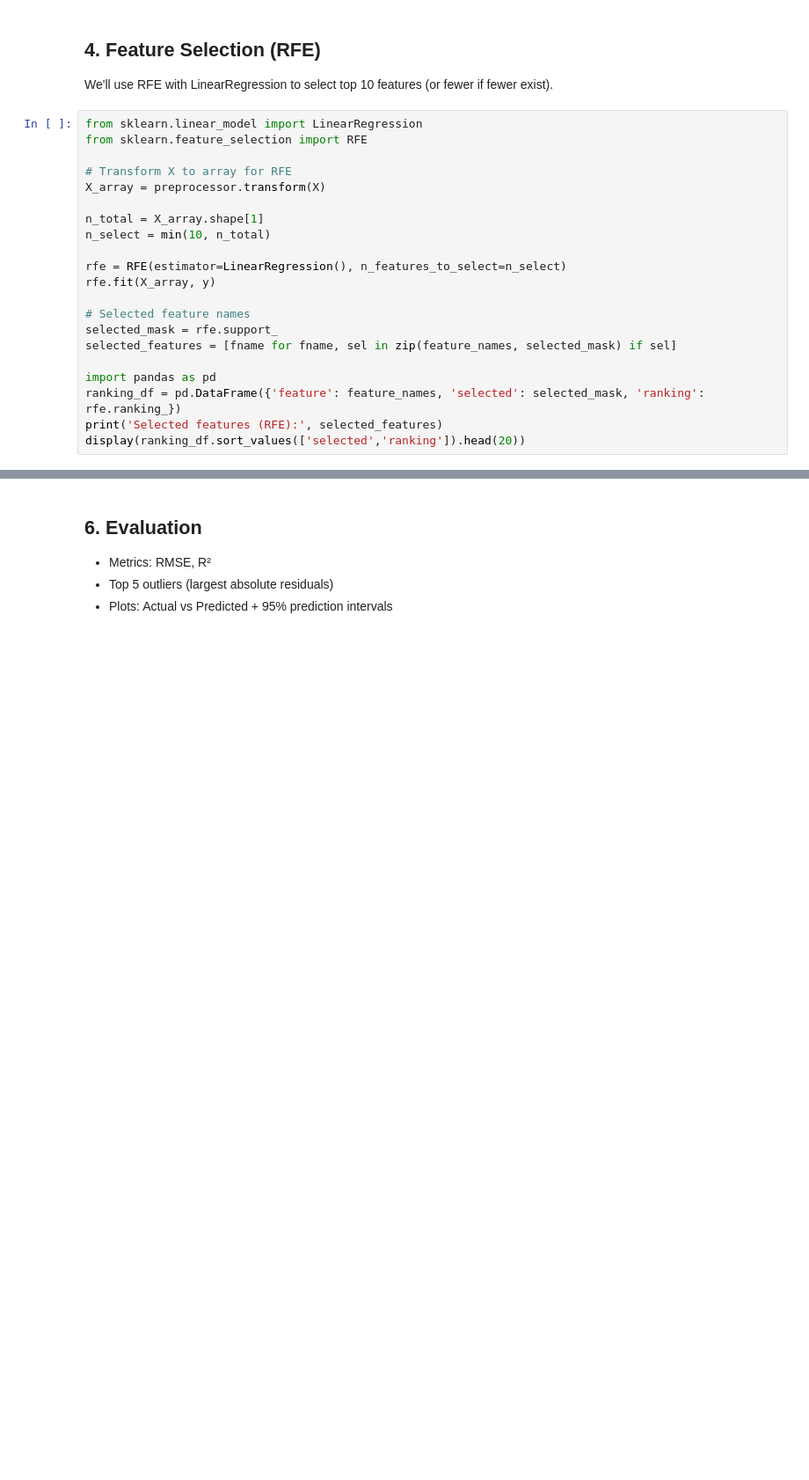
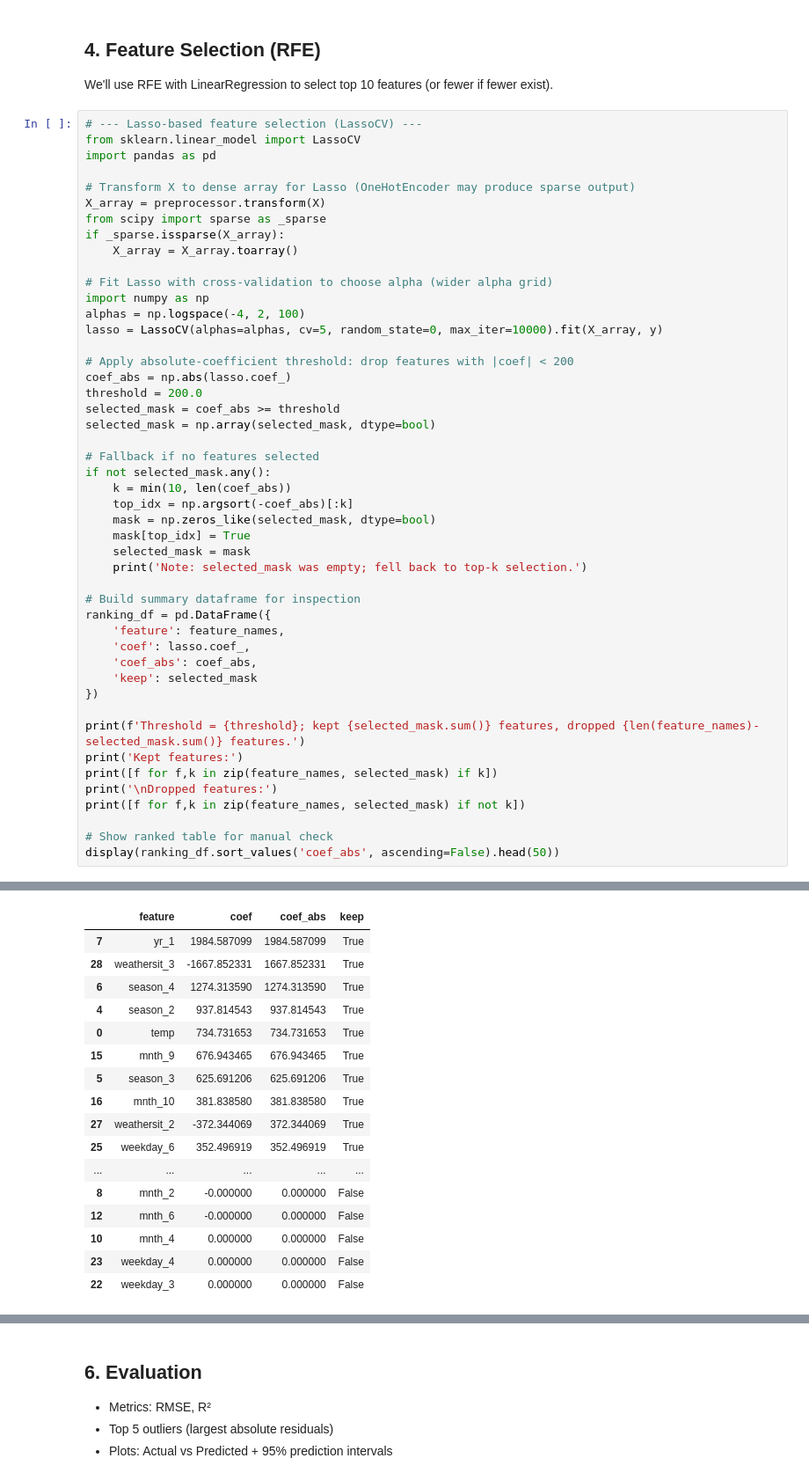
Before and after one commit to Aweeeeei/AIOT-HW2, a Jupyter notebook: 7114056007_hw2.ipynb, the cells around one changed output, grey strips where cells are left out. Shown at 88% size. Drawn from its saved outputs; the diff is of its cells as text; blank space fills up the shorter version.

```diff
--- a/7114056007_hw2.ipynb
+++ b/7114056007_hw2.ipynb
@@ -78,23 +89,50 @@ print(feature_names[:30])
 ## 4. Feature Selection (RFE)
 We'll use RFE with LinearRegression to select top 10 features (or fewer if fewer exist).
 # %%
-from sklearn.linear_model import LinearRegression
-from sklearn.feature_selection import RFE
+# --- Lasso-based feature selection (LassoCV) ---
+from sklearn.linear_model import LassoCV
+import pandas as pd
 
-# Transform X to array for RFE
+# Transform X to dense array for Lasso (OneHotEncoder may produce sparse output)
 X_array = preprocessor.transform(X)
+from scipy import sparse as _sparse
+if _sparse.issparse(X_array):
+    X_array = X_array.toarray()
 
-n_total = X_array.shape[1]
-n_select = min(10, n_total)
+# Fit Lasso with cross-validation to choose alpha (wider alpha grid)
+import numpy as np
+alphas = np.logspace(-4, 2, 100)
+lasso = LassoCV(alphas=alphas, cv=5, random_state=0, max_iter=10000).fit(X_array, y)
 
-rfe = RFE(estimator=LinearRegression(), n_features_to_select=n_select)
-rfe.fit(X_array, y)
+# Apply absolute-coefficient threshold: drop features with |coef| < 200
+coef_abs = np.abs(lasso.coef_)
+threshold = 200.0
+selected_mask = coef_abs >= threshold
+selected_mask = np.array(selected_mask, dtype=bool)
 
-# Selected feature names
-selected_mask = rfe.support_
-selected_features = [fname for fname, sel in zip(feature_names, selected_mask) if sel]
+# Fallback if no features selected
+if not selected_mask.any():
+    k = min(10, len(coef_abs))
+    top_idx = np.argsort(-coef_abs)[:k]
+    mask = np.zeros_like(selected_mask, dtype=bool)
+    mask[top_idx] = True
+    selected_mask = mask
+    print('Note: selected_mask was empty; fell back to top-k selection.')
 
-import pandas as pd
-ranking_df = pd.DataFrame({'feature': feature_names, 'selected': selected_mask, 'ranking': rfe.ranking_})
-print('Selected features (RFE):', selected_features)
-display(ranking_df.sort_values(['selected','ranking']).head(20))
+# Build summary dataframe for inspection
+ranking_df = pd.DataFrame({
+    'feature': feature_names,
+    'coef': lasso.coef_,
+    'coef_abs': coef_abs,
+    'keep': selected_mask
+})
+
+print(f'Threshold = {threshold}; kept {selected_mask.sum()} features, dropped {len(feature_names)-selected_mask.sum()} features.')
+print('Kept features:')
+print([f for f,k in zip(feature_names, selected_mask) if k])
+print('\nDropped features:')
+print([f for f,k in zip(feature_names, selected_mask) if not k])
+
+# Show ranked table for manual check
+display(ranking_df.sort_values('coef_abs', ascending=False).head(50))
+# %% [output]
@@ -101,2 +145,19 @@ display(ranking_df.sort_values(['selected','ranking']).head(20))
+|  | feature | coef | coef_abs | keep |
+| 7 | yr_1 | 1984.587099 | 1984.587099 | True |
+| 28 | weathersit_3 | -1667.852331 | 1667.852331 | True |
+| 6 | season_4 | 1274.313590 | 1274.313590 | True |
+| 4 | season_2 | 937.814543 | 937.814543 | True |
+| 0 | temp | 734.731653 | 734.731653 | True |
+| 15 | mnth_9 | 676.943465 | 676.943465 | True |
+| 5 | season_3 | 625.691206 | 625.691206 | True |
+| 16 | mnth_10 | 381.838580 | 381.838580 | True |
+| 27 | weathersit_2 | -372.344069 | 372.344069 | True |
+| 25 | weekday_6 | 352.496919 | 352.496919 | True |
+| ... | ... | ... | ... | ... |
+| 8 | mnth_2 | -0.000000 | 0.000000 | False |
+| 12 | mnth_6 | -0.000000 | 0.000000 | False |
+| 10 | mnth_4 | 0.000000 | 0.000000 | False |
+| 23 | weekday_4 | 0.000000 | 0.000000 | False |
+| 22 | weekday_3 | 0.000000 | 0.000000 | False |
 # %% [markdown]
 ## 5. Modeling
```
Also changed, not shown: parts of 12 cells of this notebook, 6 other files.
